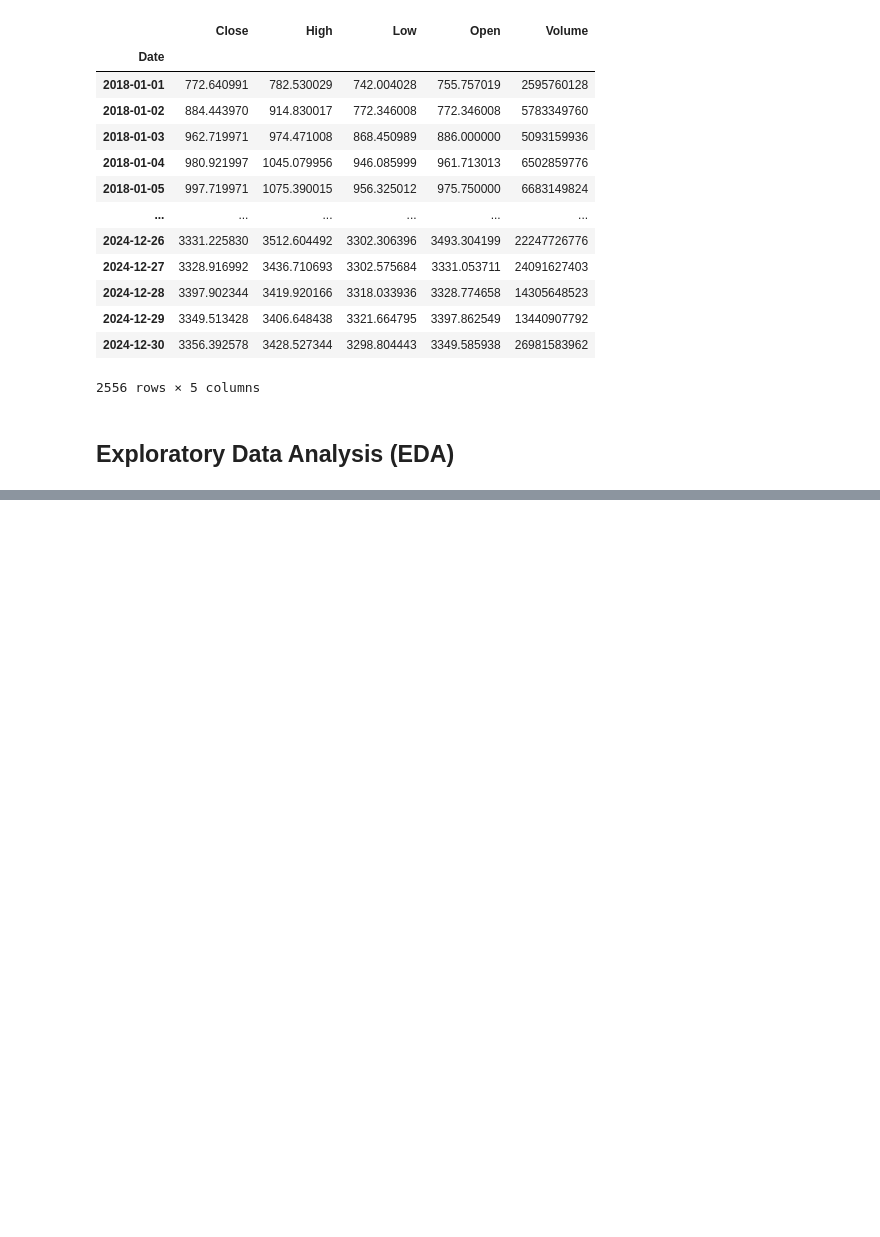
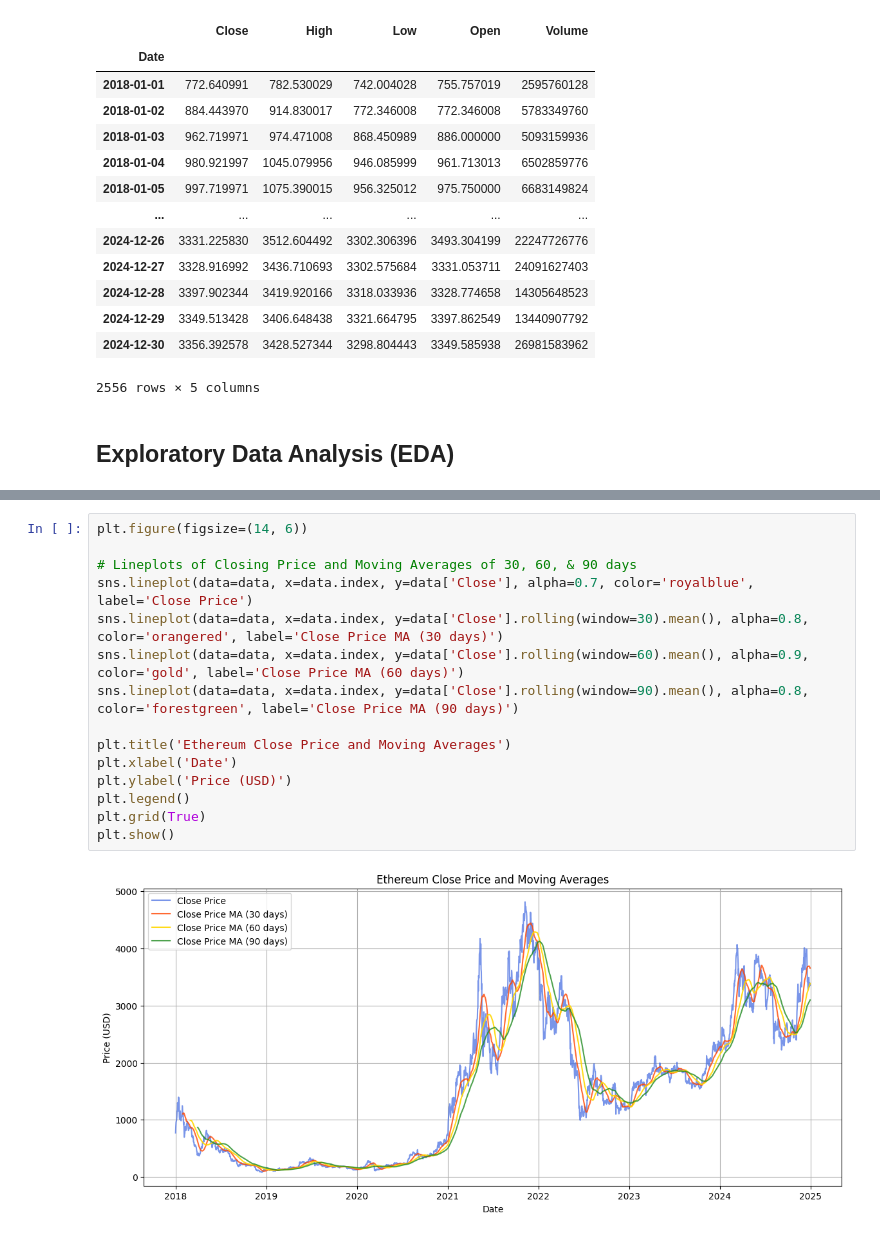
Before and after one commit to STBreeze/Ethereum-Time-Series-Analysis-ARIMA-ARCH-Forecasting, a Jupyter notebook: Ethereum Stock Price Prediction using ARIMA.ipynb, the cells around one changed output, grey strips where cells are left out. Drawn from its saved outputs; the diff is of its cells as text; blank space fills up the shorter version.

Commit message:
perform basic EDA, plot close and volume trends, returns and first diff trends.

```diff
--- a/Ethereum Stock Price Prediction using ARIMA.ipynb
+++ b/Ethereum Stock Price Prediction using ARIMA.ipynb
@@ -110,0 +123,17 @@ data
+# %%
+plt.figure(figsize=(14, 6))
+
+# Lineplots of Closing Price and Moving Averages of 30, 60, & 90 days
+sns.lineplot(data=data, x=data.index, y=data['Close'], alpha=0.7, color='royalblue', label='Close Price')
+sns.lineplot(data=data, x=data.index, y=data['Close'].rolling(window=30).mean(), alpha=0.8, color='orangered', label='Close Price MA (30 days)')
+sns.lineplot(data=data, x=data.index, y=data['Close'].rolling(window=60).mean(), alpha=0.9, color='gold', label='Close Price MA (60 days)')
+sns.lineplot(data=data, x=data.index, y=data['Close'].rolling(window=90).mean(), alpha=0.8, color='forestgreen', label='Close Price MA (90 days)')
+
+plt.title('Ethereum Close Price and Moving Averages')
+plt.xlabel('Date')
+plt.ylabel('Price (USD)')
+plt.legend()
+plt.grid(True)
+plt.show()
+# %% [output]
+[figure, added]
```
Also changed, not shown: parts of 5 cells of this notebook.
